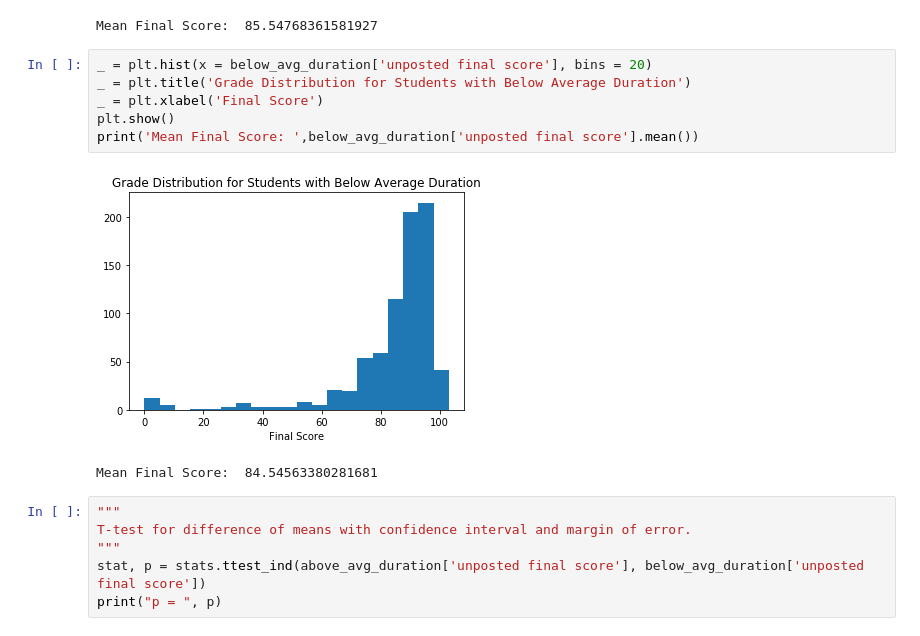
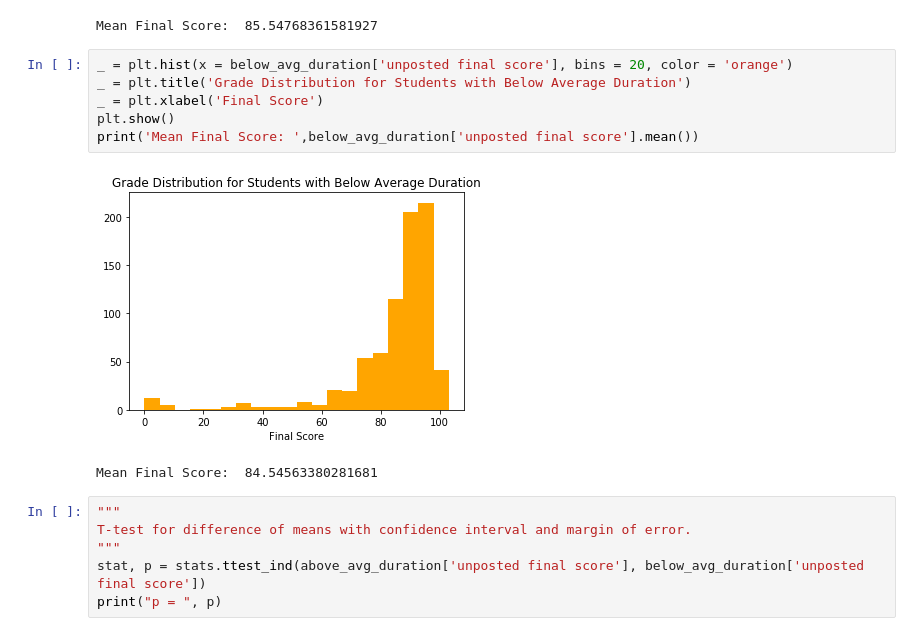
Before and after one commit to erowe99/springboard, a Jupyter notebook: Unit 6/Statistical Analysis.ipynb, the cells around one changed output. Cells and saved outputs as stored; diff of their text form.

```diff
--- a/Unit 6/Statistical Analysis.ipynb
+++ b/Unit 6/Statistical Analysis.ipynb
@@ -244,13 +244,13 @@ print('Mean Final Score: ', above_avg_duration['unposted final score'].mean())
 [figure]
 Mean Final Score:  85.54768361581927
 # %%
-_ = plt.hist(x = below_avg_duration['unposted final score'], bins = 20)
+_ = plt.hist(x = below_avg_duration['unposted final score'], bins = 20, color = 'orange')
 _ = plt.title('Grade Distribution for Students with Below Average Duration')
 _ = plt.xlabel('Final Score')
 plt.show()
 print('Mean Final Score: ',below_avg_duration['unposted final score'].mean())
 # %% [output]
-[figure, old version]
+[figure, new version]
 Mean Final Score:  84.54563380281681
 # %%
 """
```
Also changed, not shown: parts of 23 cells of this notebook, 1 other file.
